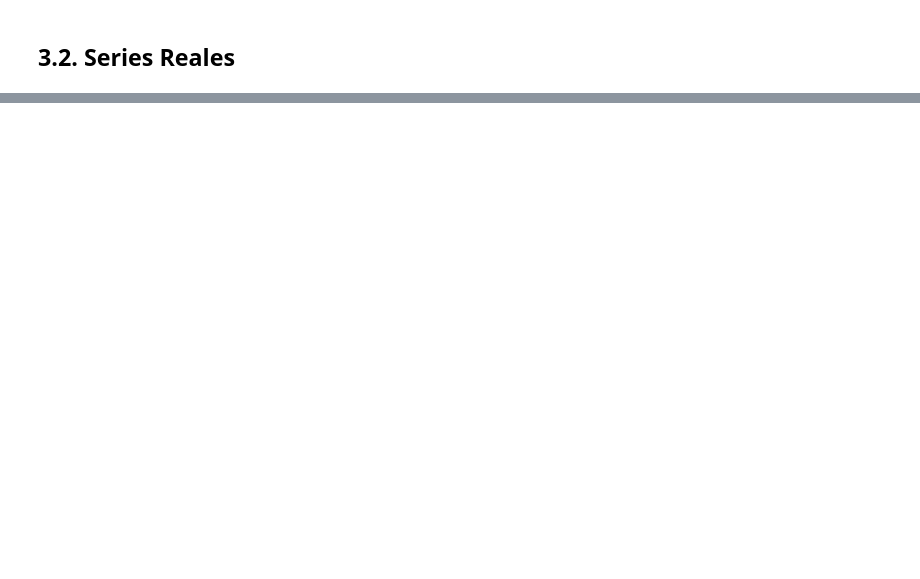
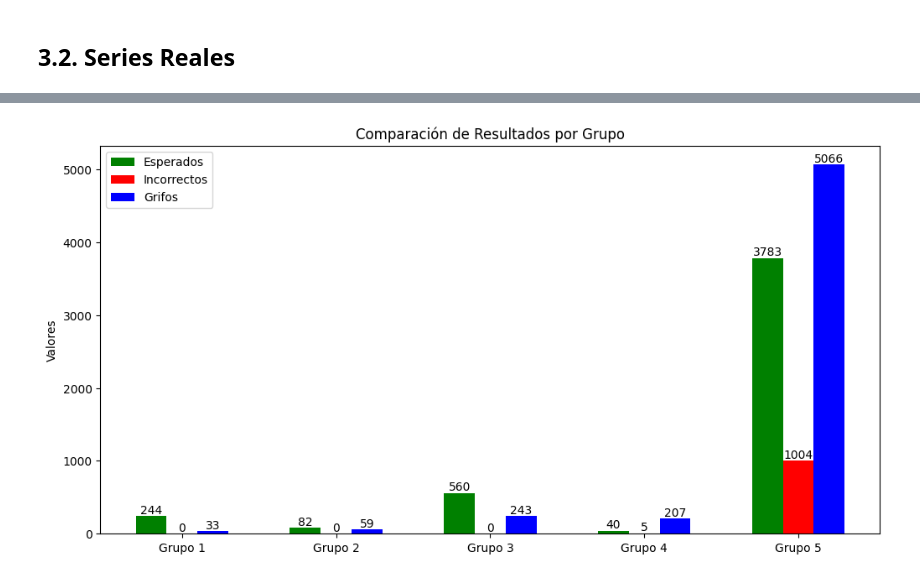
Before and after one commit to IagoGarciaSuarez/MUII_TFM, a Jupyter notebook: src/TFM.ipynb, the cells around one changed output, grey strips where cells are left out. Saved outputs shown, nothing was run; the diff lists cells and outputs as text; code cells hidden in the pictures; blank space fills up the shorter version.

Commit message:
Implementación de validación y estudio de resultados

```diff
--- a/src/TFM.ipynb
+++ b/src/TFM.ipynb
@@ -760,7 +459,7 @@ class MaxVolConjunto(ConjuntoBorroso):
 class DuracionConjunto(ConjuntoBorroso):
 
   def fun_pert_bajo(self, valor: float | int) -> float:
-    a = 2
+    a = 1
     b = 4
 
     if valor <= a:
@@ -1080,0 +876,5 @@ visualizar_serie_temporal(serie_real, f'Serie Real', 'Tiempo (minutos)', 'Consum
+# %%
+def contiene_evento(serie: list[int], serie_evento: list[int]) -> bool:
+  serie_str = ','.join(map(str, serie))
+  serie_evento_str = ','.join(map(str, [0] + serie_evento + [0]))
+  return serie_evento_str in serie_str
@@ -1080,0 +900,13 @@ visualizar_serie_temporal(serie_real, f'Serie Real', 'Tiempo (minutos)', 'Consum
+# %%
+n_g1, n_g2, n_g3, n_g4, n_g5 = 886, 222, 1092, 1366, 8305 # 10, 20, 14, 23, 18
+df_g1 = df_clusteres[(df_clusteres.gp_g1 > 0) & (df_clusteres.gp_g1 > df_clusteres.gp_g2) & (df_clusteres.gp_g1 > df_clusteres.gp_g3) & (df_clusteres.gp_g1 > df_clusteres.gp_g4) & (df_clusteres.gp_g1 > df_clusteres.gp_g5)].sample(n=n_g1)
+df_g2 = df_clusteres[(df_clusteres.gp_g2 > 0) & (df_clusteres.gp_g2 > df_clusteres.gp_g1) & (df_clusteres.gp_g2 > df_clusteres.gp_g3) & (df_clusteres.gp_g2 > df_clusteres.gp_g4) & (df_clusteres.gp_g2 > df_clusteres.gp_g5)].sample(n=n_g2)
+df_g3 = df_clusteres[(df_clusteres.gp_g3 > 0) & (df_clusteres.gp_g3 > df_clusteres.gp_g2) & (df_clusteres.gp_g3 > df_clusteres.gp_g1) & (df_clusteres.gp_g3 > df_clusteres.gp_g4) & (df_clusteres.gp_g3 > df_clusteres.gp_g5)].sample(n=n_g3)
+df_g4 = df_clusteres[(df_clusteres.gp_g4 > 0) & (df_clusteres.gp_g4 > df_clusteres.gp_g2) & (df_clusteres.gp_g4 > df_clusteres.gp_g3) & (df_clusteres.gp_g4 > df_clusteres.gp_g1) & (df_clusteres.gp_g4 > df_clusteres.gp_g5)].sample(n=n_g4)
+df_g5 = df_clusteres[(df_clusteres.gp_g5 > 0) & (df_clusteres.gp_g5 > df_clusteres.gp_g2) & (df_clusteres.gp_g5 > df_clusteres.gp_g3) & (df_clusteres.gp_g5 > df_clusteres.gp_g4) & (df_clusteres.gp_g5 > df_clusteres.gp_g1)].sample(n=n_g5)
+# %%
+comparacion_g1 = comparar_tipo_uso(df_g1)
+comparacion_g2 = comparar_tipo_uso(df_g2)
+comparacion_g3 = comparar_tipo_uso(df_g3)
+comparacion_g4 = comparar_tipo_uso(df_g4)
+comparacion_g5 = comparar_tipo_uso(df_g5)
@@ -1080,0 +958,32 @@ visualizar_serie_temporal(serie_real, f'Serie Real', 'Tiempo (minutos)', 'Consum
+# %%
+categorias = {
+    "esperados": "Esperados",
+    "incorrectos": "Incorrectos",
+    "grifos": "Grifos"
+  }
+colores = ['green', 'red', 'blue']
+
+n_grupos = len(resultados)
+n_barras = len(categorias)
+
+indice_barras = np.arange(n_grupos)
+ancho_barra = 0.2
+
+fig, ax = plt.subplots(figsize=(12, 6))
+
+for i, (categoria, color) in enumerate(zip(categorias.keys(), colores)):
+  valores = [resultado[categoria] for resultado in resultados]
+  barras = ax.bar(indice_barras + i * ancho_barra, valores, ancho_barra, label=categorias[categoria], color=color)
+  for barra in barras:
+    altura = barra.get_height()  # Obtener la altura (valor) de cada barra
+    ax.text(barra.get_x() + barra.get_width() / 2, altura, f'{int(altura)}', ha='center', va='bottom')
+
+ax.set_ylabel('Valores')
+ax.set_title('Comparación de Resultados por Grupo')
+ax.set_xticks(indice_barras + ancho_barra * (n_barras - 1) / 2)
+ax.set_xticklabels([f'Grupo {i+1}' for i in range(n_grupos)])
+ax.legend()
+
+plt.show()
+# %% [output]
+[figure, added]
```
Also changed, not shown: parts of 68 cells of this notebook.
